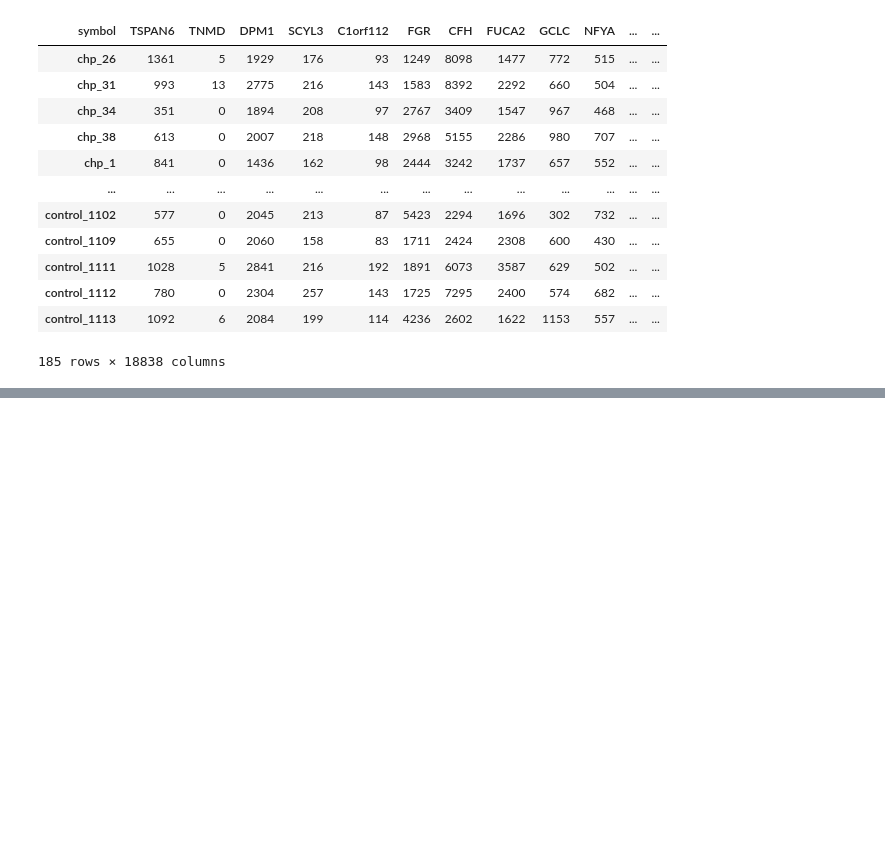
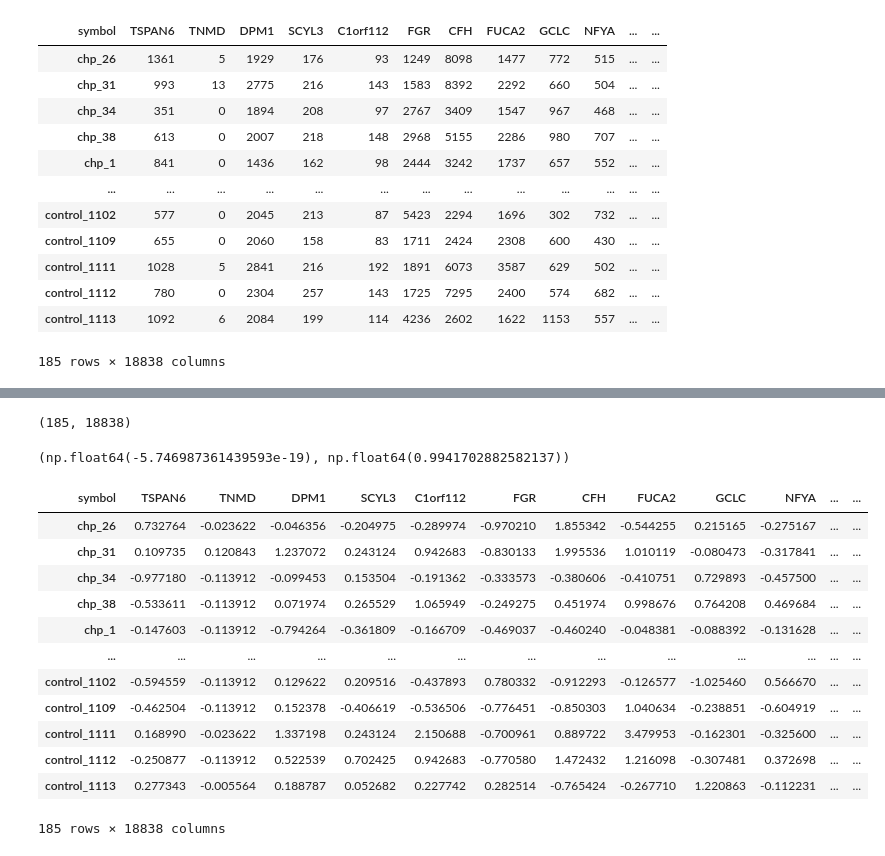
Before and after one commit to degulati/chp-project, a Jupyter notebook: code/deseq-analysis.ipynb, the cells around one changed output, grey strips where cells are left out. Drawn from its saved outputs; the diff is of its cells as text; code cells hidden in the pictures; blank space fills up the shorter version.

```diff
--- a/code/deseq-analysis.ipynb
+++ b/code/deseq-analysis.ipynb
@@ -111,0 +184,2 @@ metadata_chp_control =
+# %%
+samples = counts_chp_control.index
@@ -111,0 +192,26 @@ metadata_chp_control =
+# %%
+x.shape
+# %% [output]
+(185, 18838)
+# %%
+np.mean(x),np.std(x)
+# %% [output]
+(np.float64(-5.746987361439593e-19), np.float64(0.9941702882582137))
+# %%
+normalized_chp_control = pd.DataFrame(x, columns=features, index=samples)
+# %%
+normalized_chp_control
+# %% [output]
+| symbol | TSPAN6 | TNMD | DPM1 | SCYL3 | C1orf112 | FGR | CFH | FUCA2 | GCLC | NFYA | ... | ... |
+| chp_26 | 0.732764 | -0.023622 | -0.046356 | -0.204975 | -0.289974 | -0.970210 | 1.855342 | -0.544255 | 0.215165 | -0.275167 | ... | ... |
+| chp_31 | 0.109735 | 0.120843 | 1.237072 | 0.243124 | 0.942683 | -0.830133 | 1.995536 | 1.010119 | -0.080473 | -0.317841 | ... | ... |
+| chp_34 | -0.977180 | -0.113912 | -0.099453 | 0.153504 | -0.191362 | -0.333573 | -0.380606 | -0.410751 | 0.729893 | -0.457500 | ... | ... |
+| chp_38 | -0.533611 | -0.113912 | 0.071974 | 0.265529 | 1.065949 | -0.249275 | 0.451974 | 0.998676 | 0.764208 | 0.469684 | ... | ... |
+| chp_1 | -0.147603 | -0.113912 | -0.794264 | -0.361809 | -0.166709 | -0.469037 | -0.460240 | -0.048381 | -0.088392 | -0.131628 | ... | ... |
+| ... | ... | ... | ... | ... | ... | ... | ... | ... | ... | ... | ... | ... |
+| control_1102 | -0.594559 | -0.113912 | 0.129622 | 0.209516 | -0.437893 | 0.780332 | -0.912293 | -0.126577 | -1.025460 | 0.566670 | ... | ... |
+| control_1109 | -0.462504 | -0.113912 | 0.152378 | -0.406619 | -0.536506 | -0.776451 | -0.850303 | 1.040634 | -0.238851 | -0.604919 | ... | ... |
+| control_1111 | 0.168990 | -0.023622 | 1.337198 | 0.243124 | 2.150688 | -0.700961 | 0.889722 | 3.479953 | -0.162301 | -0.325600 | ... | ... |
+| control_1112 | -0.250877 | -0.113912 | 0.522539 | 0.702425 | 0.942683 | -0.770580 | 1.472432 | 1.216098 | -0.307481 | 0.372698 | ... | ... |
+| control_1113 | 0.277343 | -0.005564 | 0.188787 | 0.052682 | 0.227742 | 0.282514 | -0.765424 | -0.267710 | 1.220863 | -0.112231 | ... | ... |
+185 rows × 18838 columns
```
Also changed, not shown: parts of 20 cells of this notebook, 1 other file.
